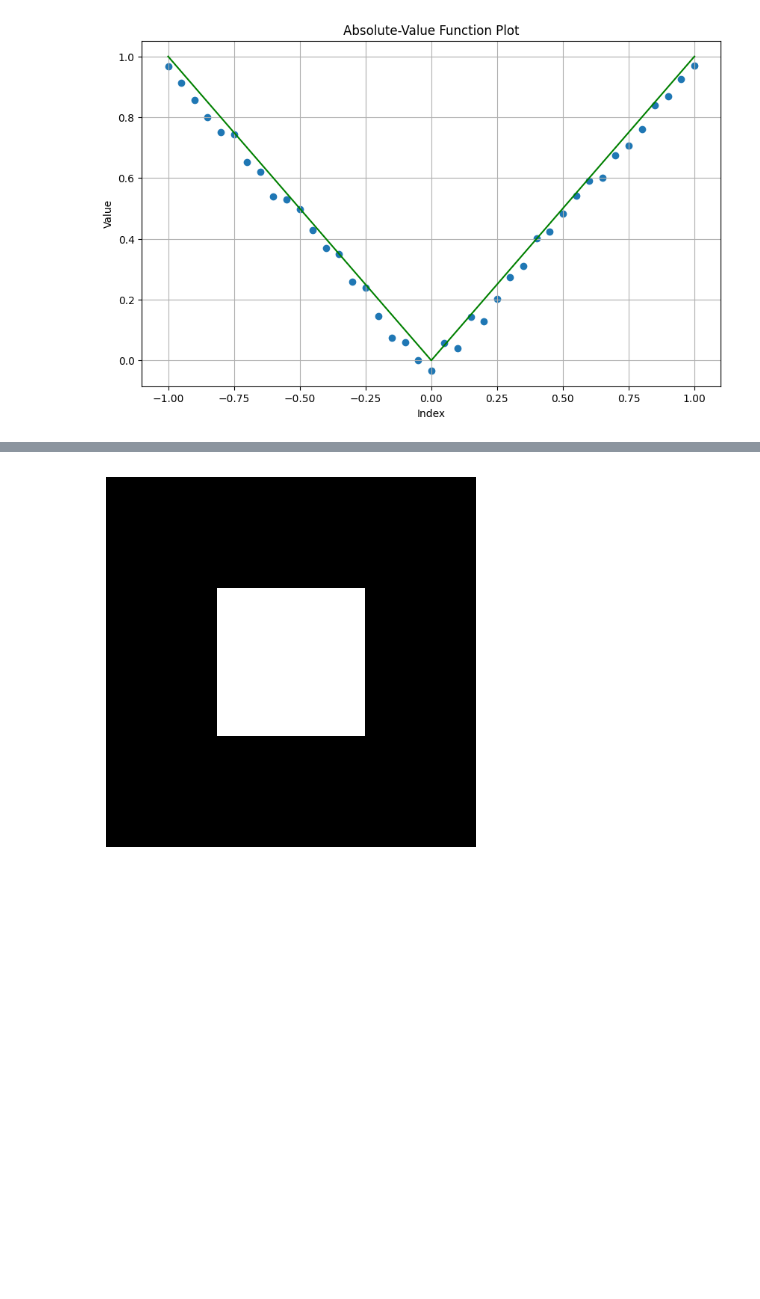
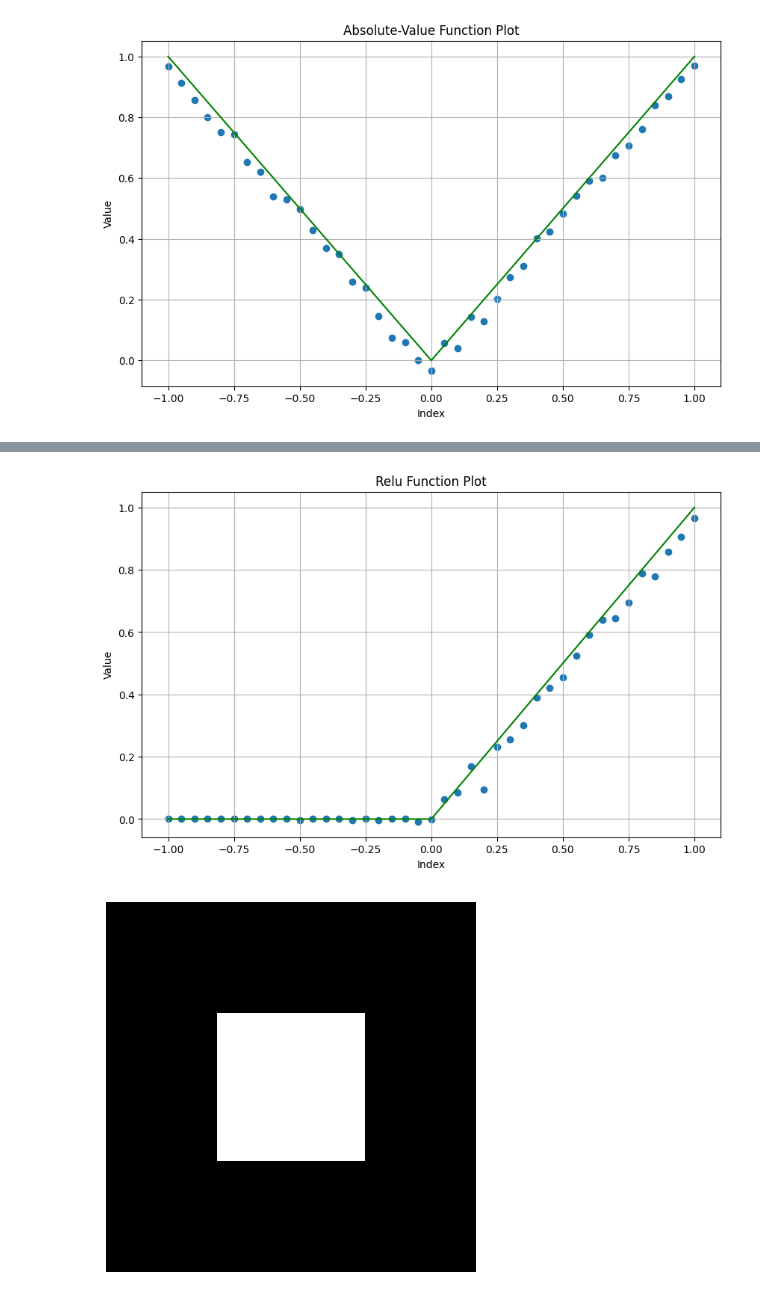
Before and after one commit to duydl/sc-designs, a Jupyter notebook: script/analysis.ipynb, the cells around one changed output, grey strips where cells are left out. Cells and saved outputs as stored; diff of their text form; code cells hidden in the pictures; blank space fills up the shorter version.

```diff
--- a/script/analysis.ipynb
+++ b/script/analysis.ipynb
@@ -69,3 +97,30 @@ plt.show()
+# %%
+# test_relu_2
+
+file_path = "../out/out_relu_2.txt"
+with open(file_path, 'r') as file:
+    content = file.read()
+    array_strings = content.split('\n')  # Assuming the arrays are separated by two newlines
+
+array1 = ast.literal_eval(array_strings[0])
+array1 = np.array(array1)
+array2 = ast.literal_eval(array_strings[1])
+array2 = np.array(array2)
+plt.figure(figsize=(10, 6))
+
+# plt.scatter(2*array1 - 1, 2*array2 - 1)
+# plt.plot(2*array1 - 1, (2*array1 - 1), "g")
+
+plt.scatter( 2*array1 - 1 , 2*array2 - 1 )
+plt.plot( 2*array1 - 1 , list(map(lambda x: max(0, x), 2*array1 - 1)) , "g")
+
+plt.xlabel('Index')
+plt.ylabel('Value')
+plt.title('Relu Function Plot')
+plt.grid()
+plt.show()
+# %% [output]
+[figure, added]
 # %%
 def create_bw_test_image(image_size=(100, 100), square_size=40):
     # Create a simple black and white image
```
Also changed, not shown: parts of 10 cells of this notebook, 17 other files.
